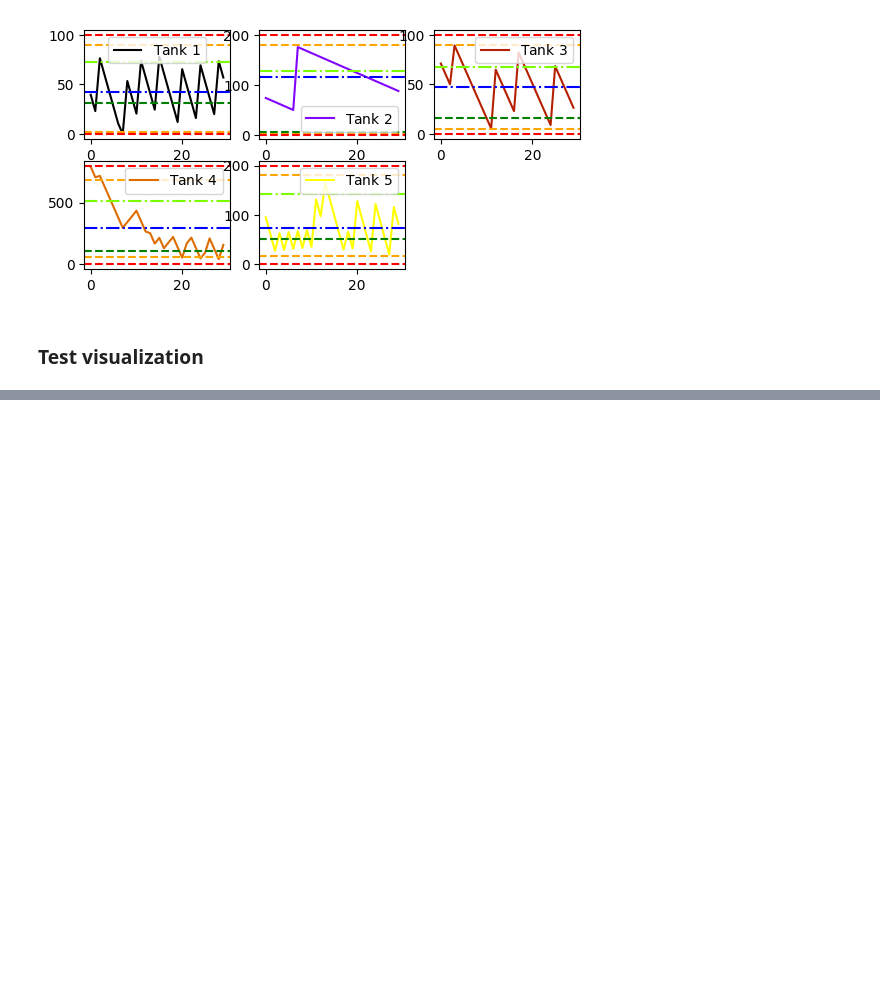
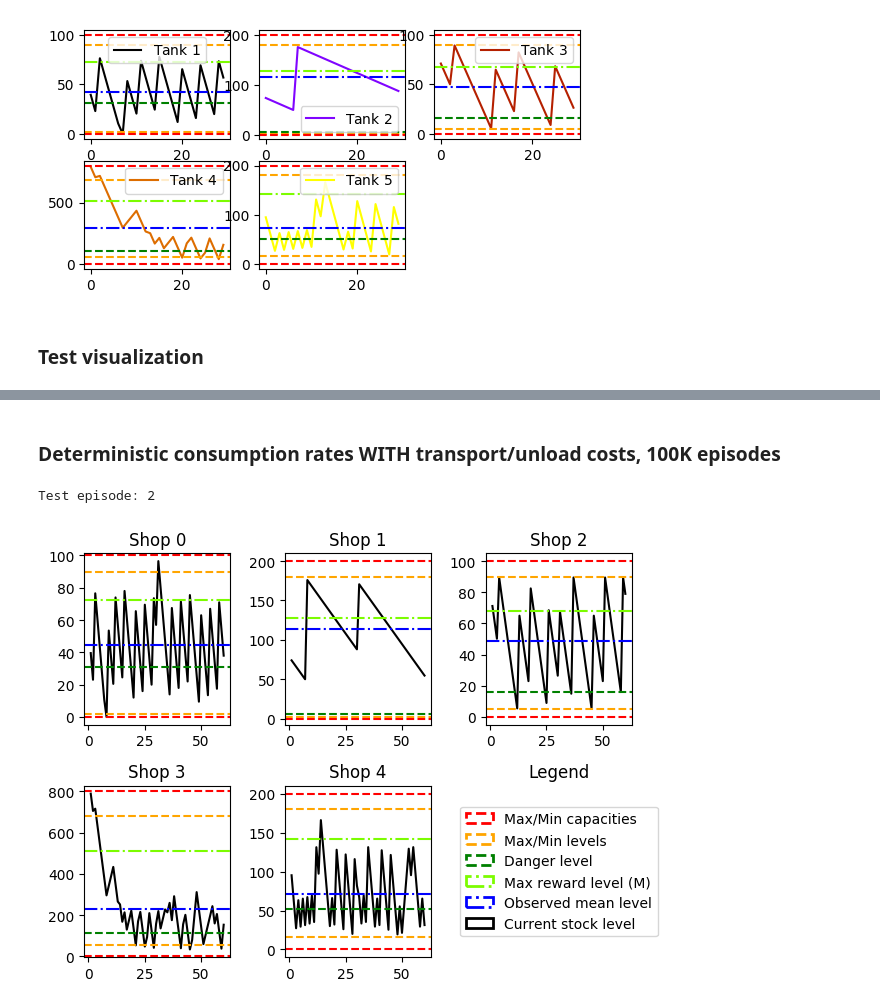
Before and after one commit to dsalgador/master-thesis, a Jupyter notebook: Q-learning/Q-learning-Simulations.ipynb, the cells around one changed output, grey strips where cells are left out. Cells and saved outputs as stored; diff of their text form; code cells hidden in the pictures; blank space fills up the shorter version.

```diff
--- a/Q-learning/Q-learning-Simulations.ipynb
+++ b/Q-learning/Q-learning-Simulations.ipynb
@@ -656,0 +714,7 @@ plt.close()
+# %% [markdown]
+### Deterministic consumption rates WITH transport/unload costs, 100K episodes
+# %%
+test_simulation(simulation_id= 17, max_episodes = 100000,n_episodes = test_episodes)
+# %% [output]
+Test episode: 2
+[figure, added]
```
Also changed, not shown: parts of 8 cells of this notebook.
